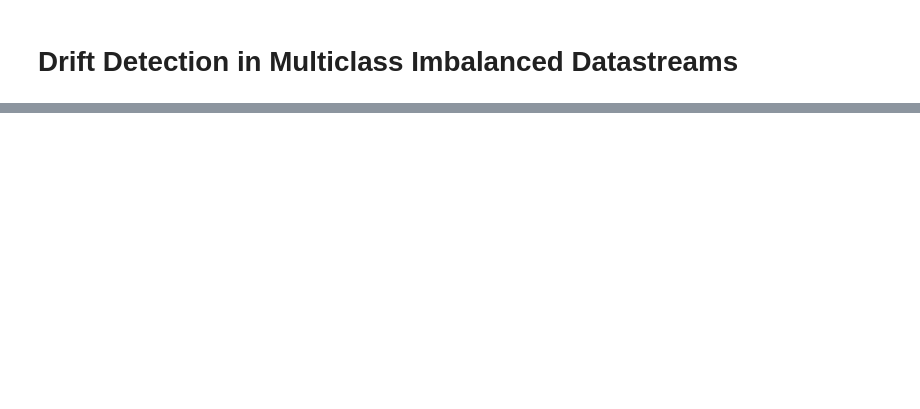
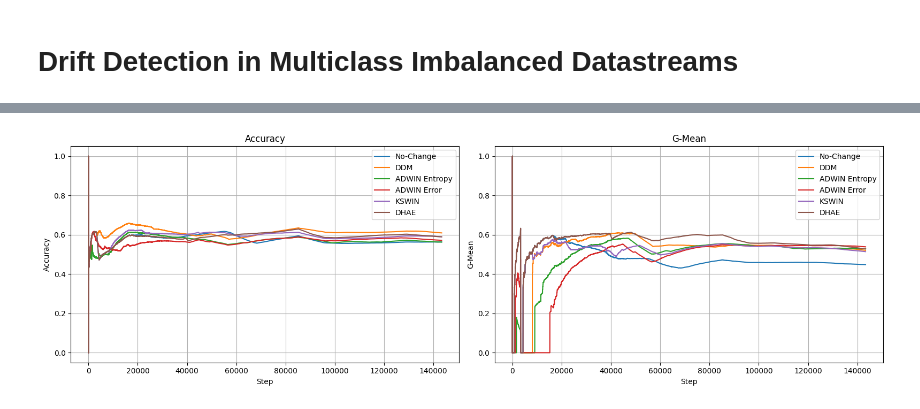
Before and after one commit to AnastasiaShvydkaiia/Multiclass-Imbalanced-Concept-Drift-Detection, a Jupyter notebook: drift_detection.ipynb, the cells around one changed output, grey strips where cells are left out. Saved outputs shown, nothing was run; the diff lists cells and outputs as text; code cells hidden in the pictures; blank space fills up the shorter version.

Commit message:
Update results

```diff
--- a/drift_detection.ipynb
+++ b/drift_detection.ipynb
@@ -525,0 +783,31 @@ class HyperplaneDriftStream:
+# %%
+n_runs = 10
+stream_type = "insects_gradual" #rbf, insects_abrupt, insects_gradual
+n_features = 33
+n_classes = 6
+
+detectors = [
+    ("DHAE",lambda: DHAE(n_features=n_features, n_classes=n_classes)),
+    ("KSWIN",lambda: PCAKSWIN(n_classes=n_classes)),
+    ("DDM", lambda: DDMWrapper()),
+    ("ADWIN_Ent", lambda: ADWINEntropy(n_classes=n_classes)),
+    ("ADWIN_Err",lambda: ADWINError()),
+    ("No_Change",lambda: None)
+]
+
+results = {}
+
+for name, detector in detectors:
+    print(f"Evaluating detector: {name}")
+    results[name] = run_multiple_experiments(
+        stream_type=stream_type,
+        classifier_factory=lambda: tree.HoeffdingTreeClassifier(),
+        detector_factory=detector,
+        reset_on_drift=True,
+        n_runs=n_runs
+    )
+
+    print_summary(results[name]["metrics"], name)
+# %%
+for name, res in results.items():
+    print_summary(res["metrics"], name)
@@ -525,0 +832,14 @@ class HyperplaneDriftStream:
+# %%
+run = 0
+
+results_for_plot = {
+    name: {
+        "tracker": data["all_trackers"][run],
+        "drifts": data["all_drifts"][run]
+    }
+    for name, data in results.items()
+}
+
+plot_metrics(results_for_plot)
+# %% [output]
+[figure, added]
```
Also changed, not shown: parts of 72 cells of this notebook, 6 other files.
